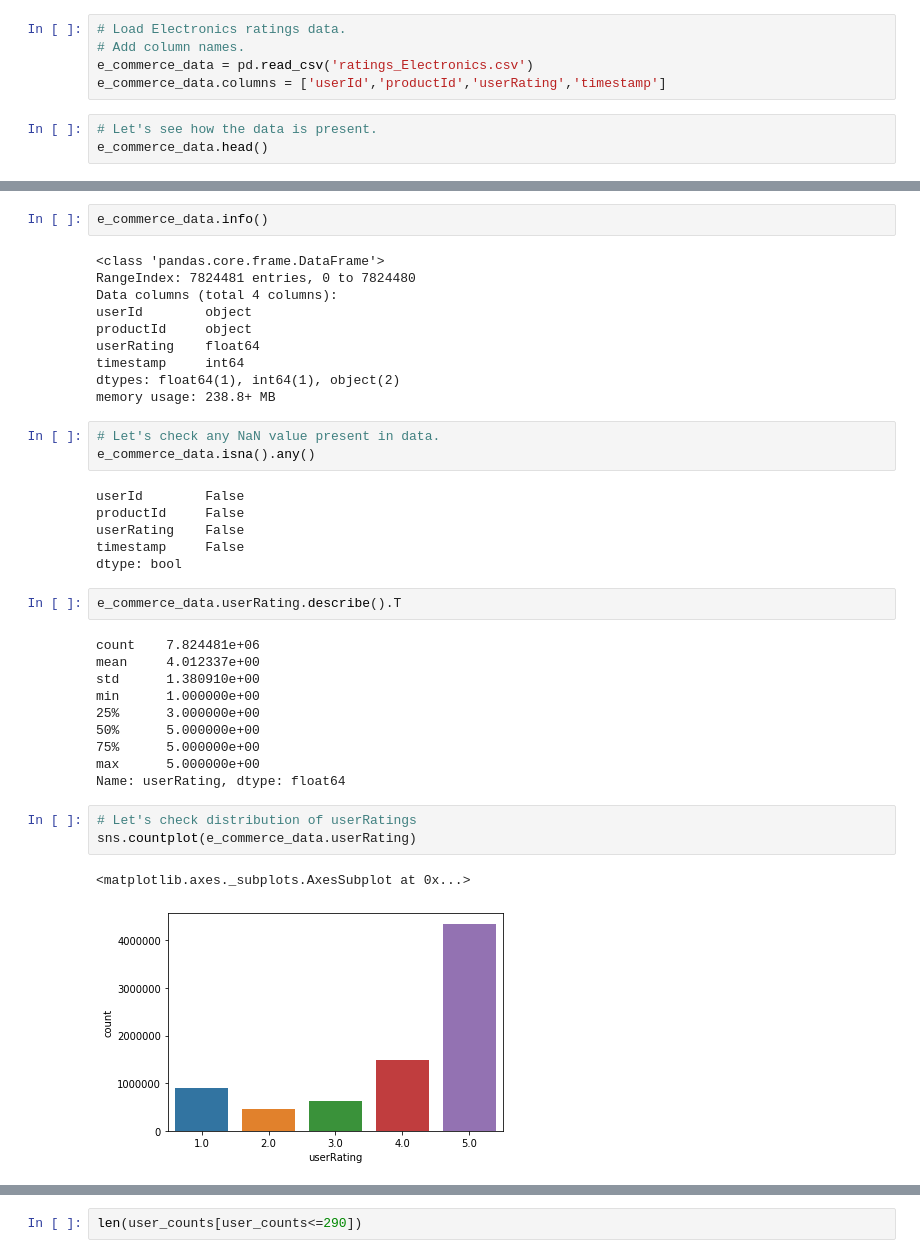
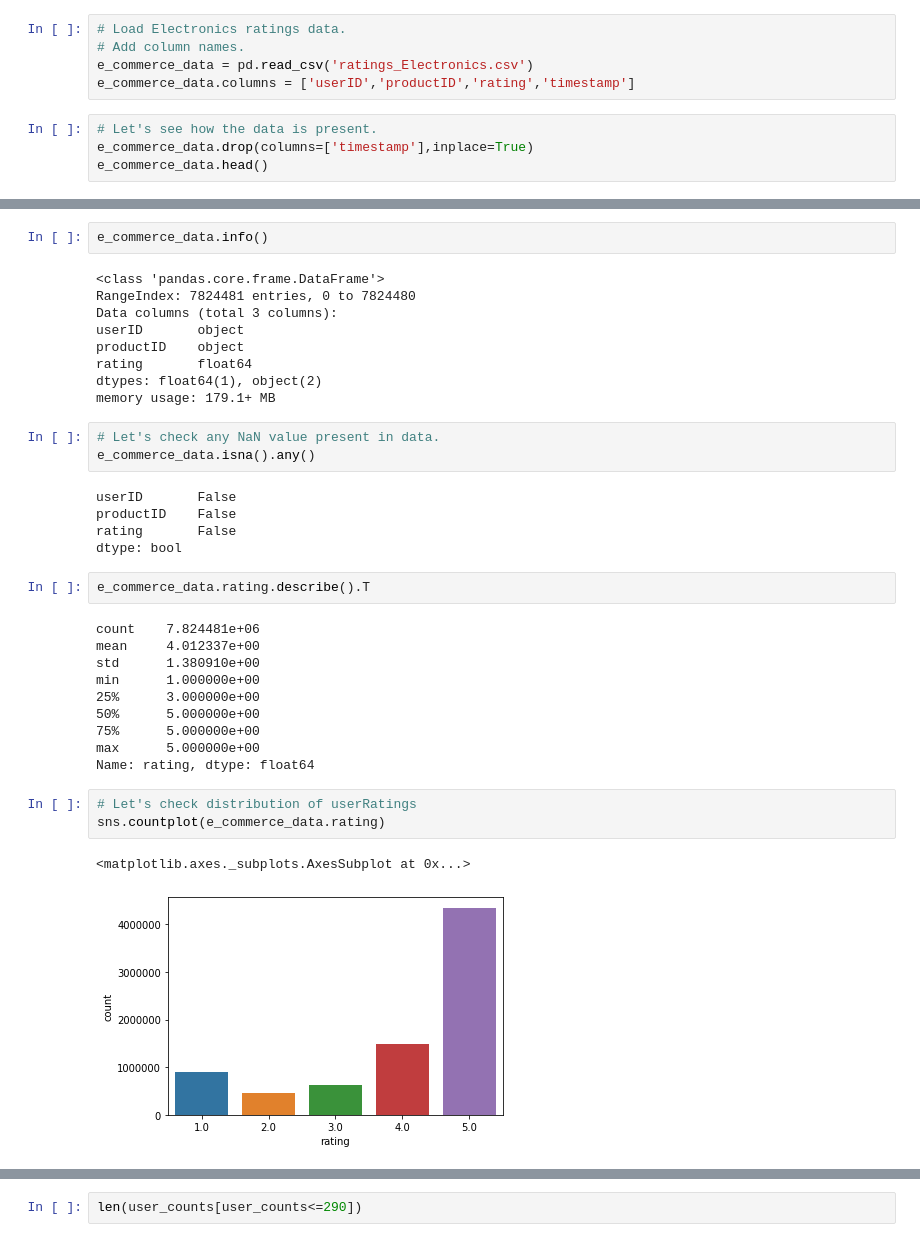
Before and after one commit to imanjunathn/Recommender_system, a Jupyter notebook: Recommender_system.ipynb, the cells around one changed output, grey strips where cells are left out. Drawn from its saved outputs; the diff is of its cells as text.

Commit message:
1. Data Preprocessing. 2.Popularity Recommender sys 3.Collabrative Recommender sys

```diff
--- a/Recommender_system.ipynb
+++ b/Recommender_system.ipynb
@@ -12,8 +23,9 @@ from sklearn.model_selection import train_test_split
 # Load Electronics ratings data.
 # Add column names.
 e_commerce_data = pd.read_csv('ratings_Electronics.csv')
-e_commerce_data.columns = ['userId','productId','userRating','timestamp']
+e_commerce_data.columns = ['userID','productID','rating','timestamp']
 # %%
 # Let's see how the data is present.
+e_commerce_data.drop(columns=['timestamp'],inplace=True)
 e_commerce_data.head()
 # %% [output]
@@ -33,24 +45,22 @@ e_commerce_data.info()
 # %% [output]
 <class 'pandas.core.frame.DataFrame'>
 RangeIndex: 7824481 entries, 0 to 7824480
-Data columns (total 4 columns):
-userId        object
-productId     object
-userRating    float64
-timestamp     int64
-dtypes: float64(1), int64(1), object(2)
-memory usage: 238.8+ MB
+Data columns (total 3 columns):
+userID       object
+productID    object
+rating       float64
+dtypes: float64(1), object(2)
+memory usage: 179.1+ MB
 # %%
 # Let's check any NaN value present in data.
 e_commerce_data.isna().any()
 # %% [output]
-userId        False
-productId     False
-userRating    False
-timestamp     False
+userID       False
+productID    False
+rating       False
 dtype: bool
 # %%
-e_commerce_data.userRating.describe().T
+e_commerce_data.rating.describe().T
 # %% [output]
 count    7.824481e+06
 mean     4.012337e+00
@@ -60,11 +70,11 @@ min      1.000000e+00
 50%      5.000000e+00
 75%      5.000000e+00
 max      5.000000e+00
-Name: userRating, dtype: float64
+Name: rating, dtype: float64
 # %%
 # Let's check distribution of userRatings
-sns.countplot(e_commerce_data.userRating)
+sns.countplot(e_commerce_data.rating)
 # %% [output]
 <matplotlib.axes._subplots.AxesSubplot at 0x...>
-[figure, old version]
+[figure, new version]
 # %%
```
Also changed, not shown: parts of 47 cells of this notebook.
